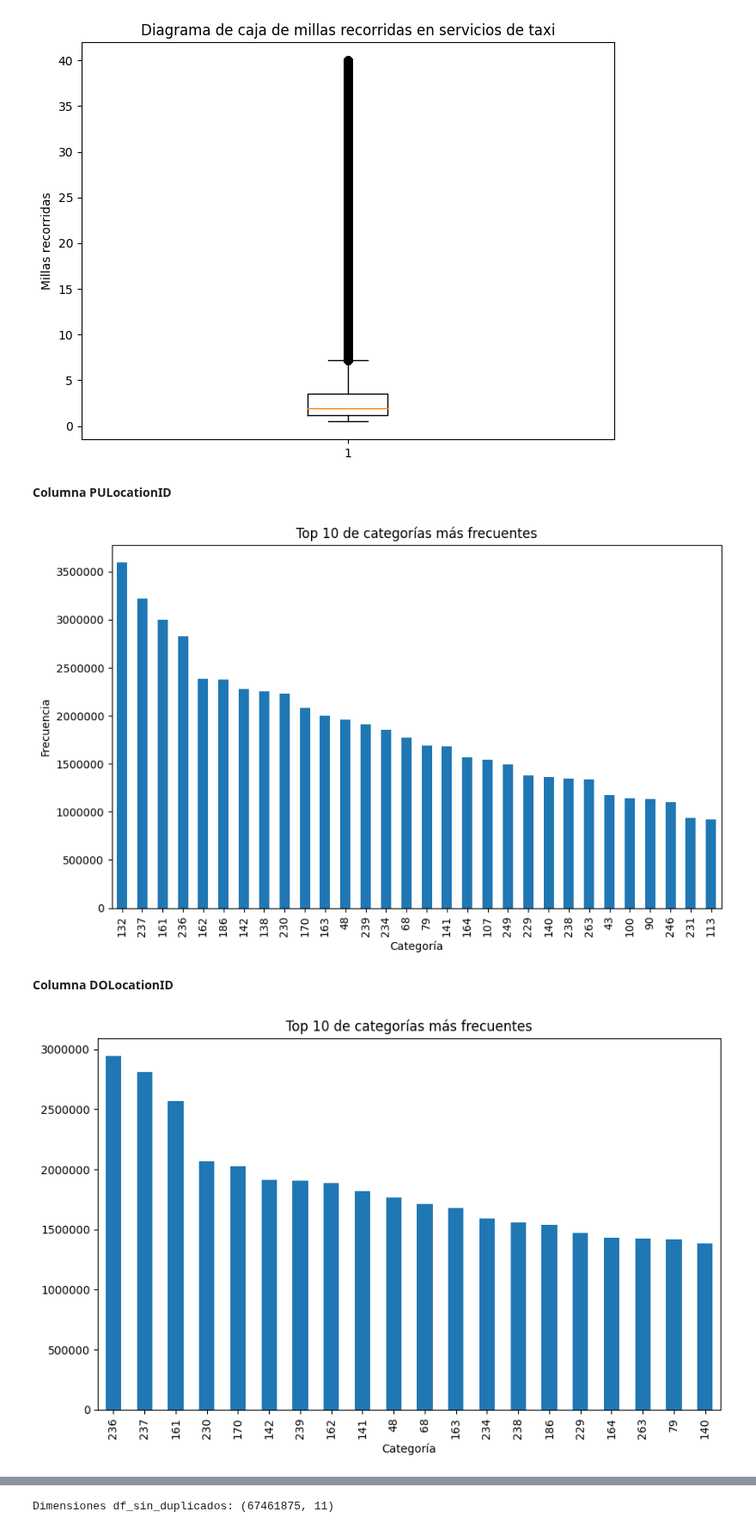
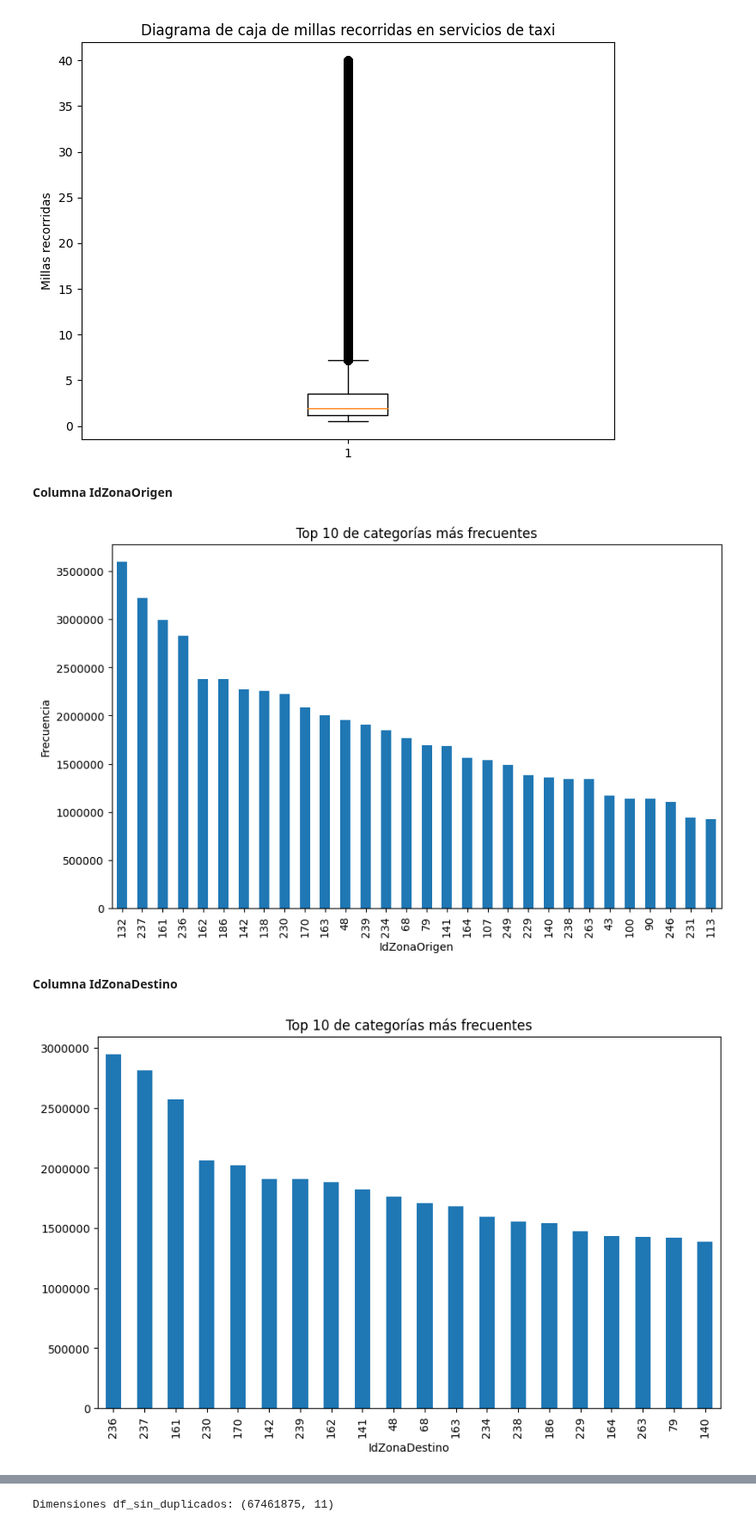
Before and after one commit to clblommberg/MVP_ML_TransporteNY, a Jupyter notebook: notebooks/02_EDA/02 EDA taxis.ipynb, the cells around one changed output, grey strips where cells are left out. Shown at 86% size. Cells and saved outputs as stored; diff of their text form; code cells hidden in the pictures.

```diff
--- a/notebooks/02_EDA/02 EDA taxis.ipynb
+++ b/notebooks/02_EDA/02 EDA taxis.ipynb
@@ -89,7 +89,7 @@ download_folder = '../datasets/raw'
 downloader = DatasetDownloader(base_url, download_folder)
 downloader.download_datasets()
 # %%
-df_yellow = pd.read_parquet('../datasets/raw/yellow_to_go_eda.parquet')
+df_yellow = pd.read_parquet('../../datasets/raw/yellow_to_go_eda.parquet')
 # %% [markdown]
 ### Análisis exploratorio inicial
 ---
@@ -182,0 +190,17 @@ df_sin_duplicados.shape
+# %%
+# Modificamos nombres de columnas
+renombrar = {'VendorID': 'IdProveedor',
+             'PULocationID': 'IdZonaOrigen',
+             'DOLocationID': 'IdZonaDestino',
+             'pickup_date': 'FechaRecogida',
+             'pickup_hour': 'HoraRecogida',
+             'duracion_viaje': 'DuracionViaje',
+             'trip_distance': 'DistanciaViaje',
+             'passenger_count': 'TotalPasajeros',
+             'RatecodeID': 'TipoTarifa',
+             'payment_type': 'TipoPago',
+             'total_amount': 'CostoTotal'}
+
+df_sin_duplicados = df_sin_duplicados.rename(columns=renombrar)
+
+df_sin_duplicados.columns
@@ -224,7 +269,7 @@ plt.show()
 [figure]
 # %%
 #Se eliminan los valores del campo 'trip_distance' menores a 0.5 y mayores a 40 considerados como outliers
-df_sin_duplicados.drop(df_sin_duplicados[df_sin_duplicados['trip_distance'] < 0.5 ].index, inplace=True)
-df_sin_duplicados.drop(df_sin_duplicados[df_sin_duplicados['trip_distance'] >  40 ].index, inplace=True)
+df_sin_duplicados.drop(df_sin_duplicados[df_sin_duplicados['DistanciaViaje'] < 0.5 ].index, inplace=True)
+df_sin_duplicados.drop(df_sin_duplicados[df_sin_duplicados['DistanciaViaje'] >  40 ].index, inplace=True)
 # %%
 # Se calcula la media, mediana, desviación estándar, mínimo y máximo de la columna 'trip_distance'
@@ -265,16 +310,16 @@ plt.show()
 # %% [output]
 [figure]
 # %% [markdown]
-**Columna PULocationID**
+**Columna IdZonaOrigen**
 # %%
 # Se obtiene el top 10 de categorías más frecuentes
-top_10_categorias = df_sin_duplicados['PULocationID'].value_counts().head(30)
+top_10_categorias = df_sin_duplicados['IdZonaOrigen'].value_counts().head(30)
 
 # Se crea un gráfico de barras para el top 10 de categorías
 plt.figure(figsize=(10, 6))
 top_10_categorias.plot(kind='bar')
 plt.title('Top 10 de categorías más frecuentes')
-plt.xlabel('Categoría')
+plt.xlabel('IdZonaOrigen')
 plt.ylabel('Frecuencia')
 
 # Se desactivan la notación científica en el eje Y y mostrar los valores como enteros completos
@@ -282,23 +327,23 @@ plt.ticklabel_format(style='plain', axis='y')
 
 plt.show()
 # %% [output]
-[figure, old version]
+[figure, new version]
 # %% [markdown]
-**Columna DOLocationID**
+**Columna IdZonaDestino**
 # %%
 # Se obtiene el top 10 de categorías más frecuentes
-top_10_categorias = df_sin_duplicados['DOLocationID'].value_counts().head(20)
+top_10_categorias = df_sin_duplicados['IdZonaDestino'].value_counts().head(20)
 
 # Se crea un gráfico de barras para el top 10 de categorías
 plt.figure(figsize=(10, 6))
 top_10_categorias.plot(kind='bar')
 plt.title('Top 10 de categorías más frecuentes')
-plt.xlabel('Categoría')
+plt.xlabel('IdZonaDestino')
 
 # Se desactiva la notación científica en el eje Y y mostrar los valores como enteros completos
 plt.ticklabel_format(style='plain', axis='y')
 
 plt.show()
 # %% [output]
-[figure, old version]
+[figure, new version]
 # %%
```
Also changed, not shown: parts of 37 cells of this notebook.
